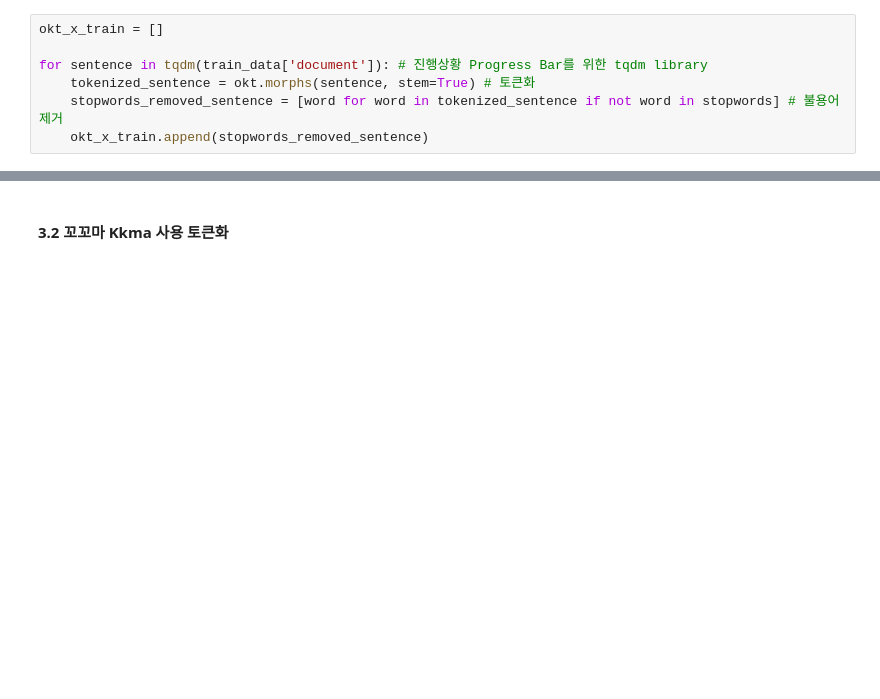
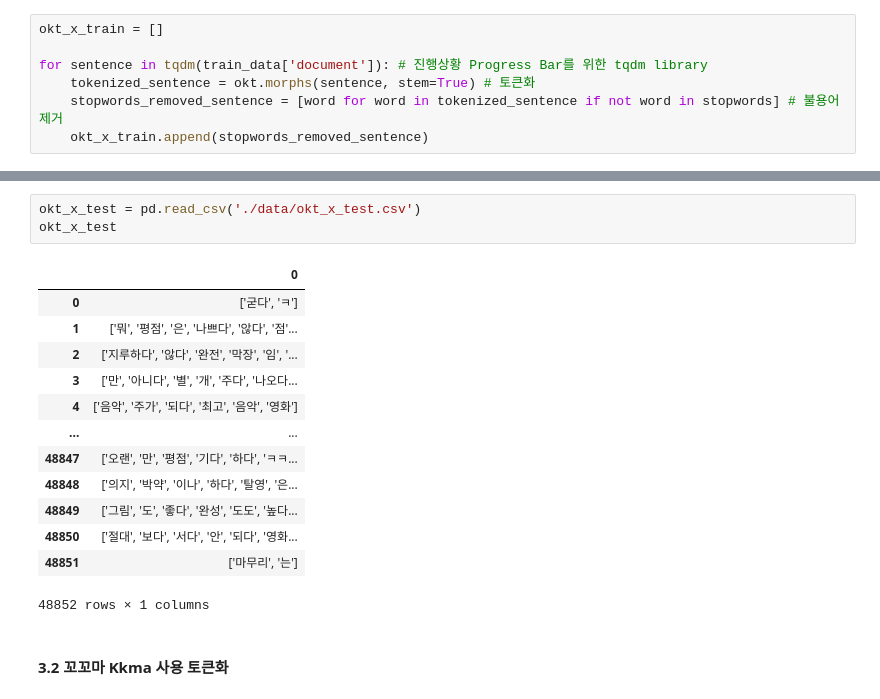
Before and after one commit to huitaek/project-nlp, a Jupyter notebook: preprocessing.ipynb, the cells around one changed output, grey strips where cells are left out. Cells and saved outputs as stored; diff of their text form; blank space fills up the shorter version.

```diff
--- a/preprocessing.ipynb
+++ b/preprocessing.ipynb
@@ -249,3 +276,20 @@ okt_x_train = pd.read_csv('./data/okt_x_train.csv')
+# %%
+okt_x_test = pd.read_csv('./data/okt_x_test.csv')
+okt_x_test
+# %% [output]
+|  | 0 |
+| 0 | ['굳다', 'ㅋ'] |
+| 1 | ['뭐', '평점', '은', '나쁘다', '않다', '점'... |
+| 2 | ['지루하다', '않다', '완전', '막장', '임', '... |
+| 3 | ['만', '아니다', '별', '개', '주다', '나오다... |
+| 4 | ['음악', '주가', '되다', '최고', '음악', '영화'] |
+| ... | ... |
+| 48847 | ['오랜', '만', '평점', '기다', '하다', 'ㅋㅋ... |
+| 48848 | ['의지', '박약', '이나', '하다', '탈영', '은... |
+| 48849 | ['그림', '도', '좋다', '완성', '도도', '높다... |
+| 48850 | ['절대', '보다', '서다', '안', '되다', '영화... |
+| 48851 | ['마무리', '는'] |
+48852 rows × 1 columns
 # %% [markdown]
 #### 3.2 꼬꼬마 Kkma 사용 토큰화
 # %%
```
Also changed, not shown: parts of 22 cells of this notebook, 4 other files.
